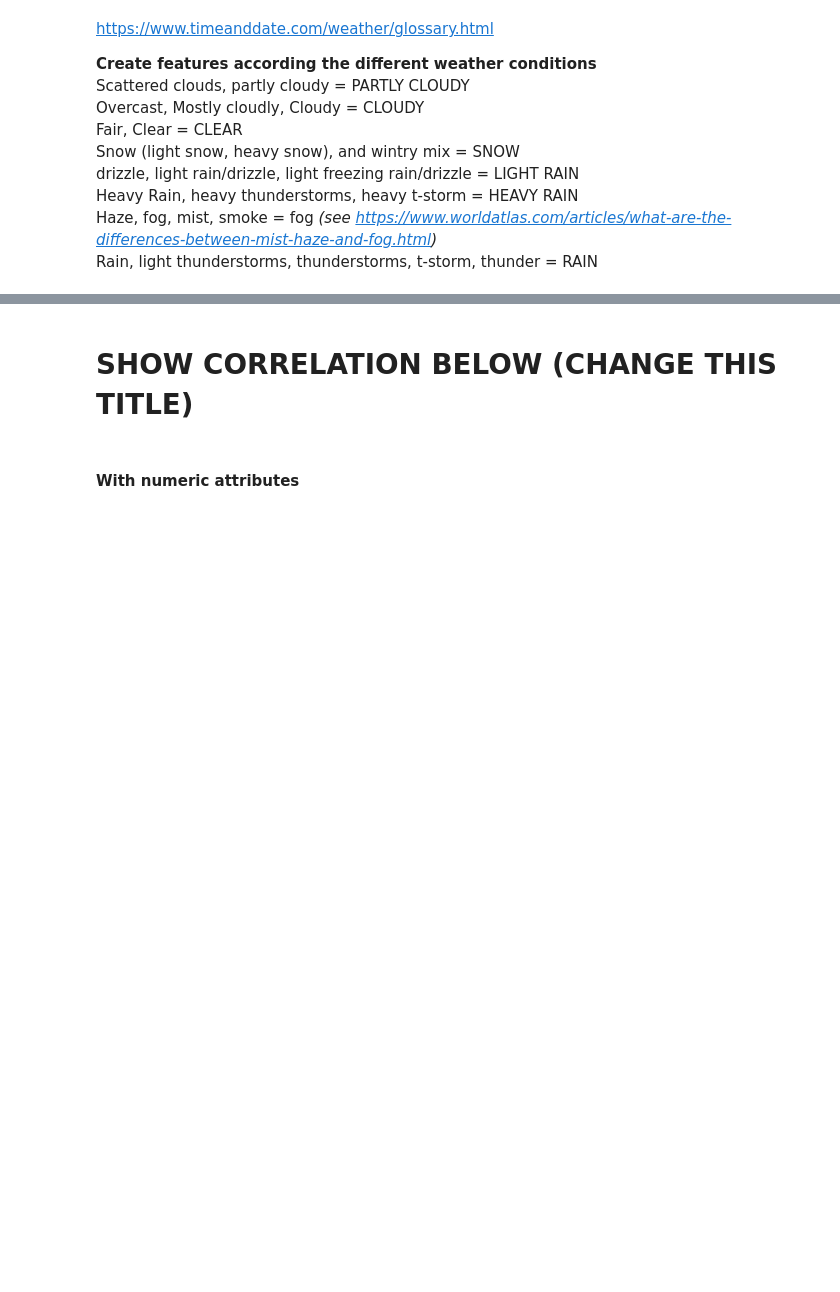
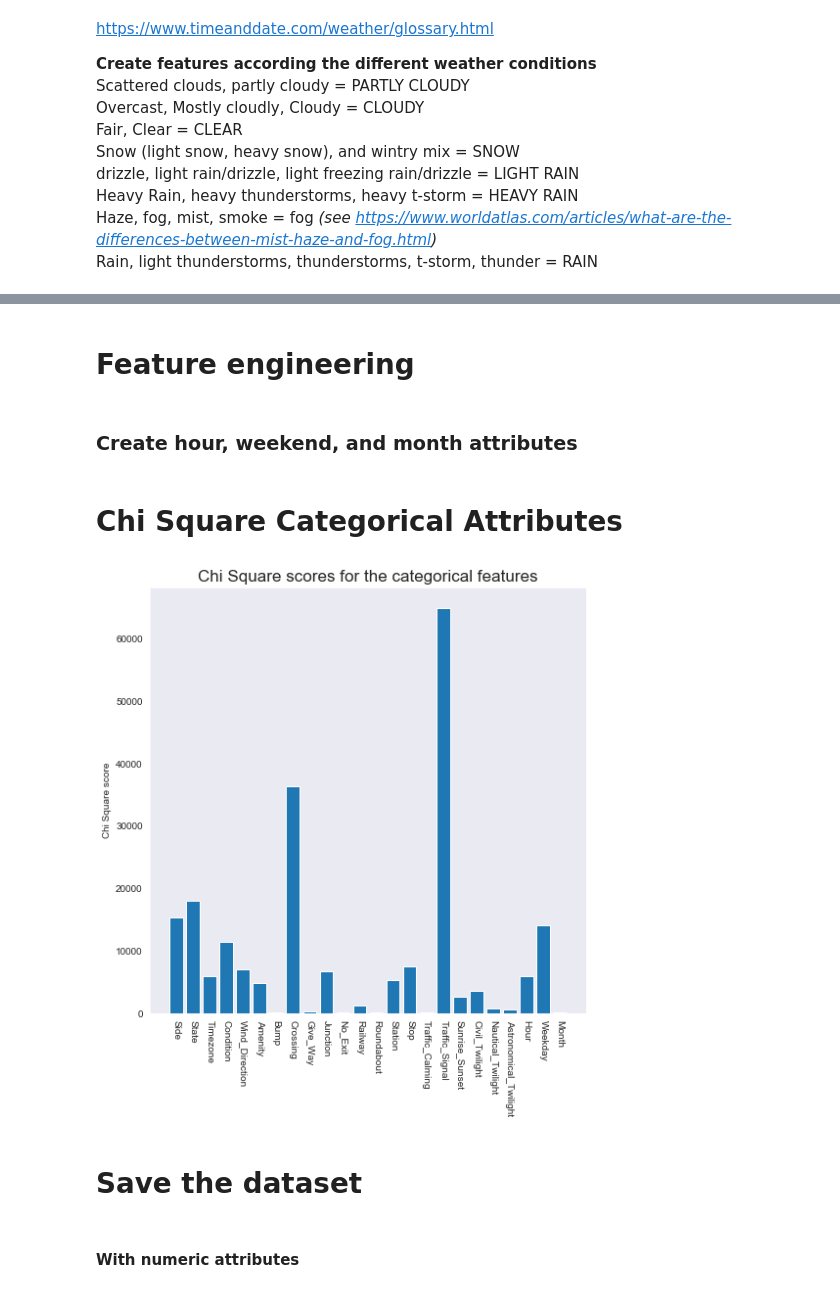
Before and after one commit to Abhilash240800/FinalProject_USAccidents, a Jupyter notebook: Jupyter Notebooks/NeuralNet_v2.ipynb, the cells around one changed output, grey strips where cells are left out. Drawn from its saved outputs; the diff is of its cells as text; code cells hidden in the pictures; blank space fills up the shorter version.

```diff
--- a/Jupyter Notebooks/NeuralNet_v2.ipynb
+++ b/Jupyter Notebooks/NeuralNet_v2.ipynb
@@ -38,6 +36,6 @@ df = data.drop(remove, axis=1)
 # %%
 # Remove missing values
-df = df.dropna().reset_index(drop=True)
+data = data.dropna().reset_index(drop=True)
 print(len(df))
 # %% [output]
 2922400
@@ -167,0 +189,4 @@ Others :
+# %% [markdown]
+# Feature engineering
+# %% [markdown]
+### Create hour, weekend, and month attributes
@@ -168 +199,60 @@ Others :
+# %% [markdown]
+# Chi Square Categorical Attributes
+# %%
+from sklearn.preprocessing import LabelEncoder, OrdinalEncoder
+
+# prepare input data
+def prepare_inputs(X_train, X_test):
+    oe = OrdinalEncoder()
+    oe.fit(X_train)
+    X_train_enc = oe.transform(X_train)
+    X_test_enc = oe.transform(X_test)
+    return X_train_enc, X_test_enc
+
+# prepare target
+def prepare_targets(y_train, y_test):
+    le = LabelEncoder()
+    le.fit(y_train)
+    y_train_enc = le.transform(y_train)
+    y_test_enc = le.transform(y_test)
+    return y_train_enc, y_test_enc
+
+# feature selection
+def select_features(X_train, y_train, X_test):
+    fs = SelectKBest(score_func=chi2, k='all')
+    fs.fit(X_train, y_train)
+    X_train_fs = fs.transform(X_train)
+    X_test_fs = fs.transform(X_test)
+    return X_train_fs, X_test_fs, fs
+
+col_names = ['Side', 'State', 'Timezone', 'Condition', 'Wind_Direction',
+             'Amenity', 'Bump', 'Crossing', 'Give_Way', 'Junction', 'No_Exit', 'Railway', 'Roundabout',
+             'Station', 'Stop', 'Traffic_Calming', 'Traffic_Signal',
+             'Sunrise_Sunset', 'Civil_Twilight', 'Nautical_Twilight', 'Astronomical_Twilight',
+             'Hour', 'Weekday', 'Month'
+            ]
+X_train, X_test, y_train, y_test = train_test_split(data[col_names],
+                                                    data['Grouped_Severity'], test_size=0.33, random_state=30034)
+# prepare input data
+X_train_enc, X_test_enc = prepare_inputs(X_train, X_test)
+# prepare output data
+y_train_enc, y_test_enc = prepare_targets(y_train, y_test)
+# feature selection
+X_train_fs, X_test_fs, fs = select_features(X_train_enc, y_train_enc, X_test_enc)
+# what are scores for the features
+
+# for i in range(len(fs.scores_)):
+#     print(f"{col_names[i]}: {fs.scores_[i]}")
+
+sns.set_style("dark")
+plt.figure(figsize=(8,8))
+plt.bar([i for i in range(len(fs.scores_))], fs.scores_)
+plt.xticks(range(len(col_names)), col_names, rotation=270)
+plt.ylabel('Chi Square score')
+plt.title("Chi Square scores for the categorical features", fontsize=17)
+plt.show()
+# %% [output]
+[figure, added]
+# %% [markdown]
+# Save the dataset
 # %%
@@ -182,5 +282,3 @@ df.to_feather("{}_v1.feather".format(FILENAME))
-# %% [markdown]
-# SHOW CORRELATION BELOW (CHANGE THIS TITLE)
 # %% [markdown]
 #### With numeric attributes
 # %%
```
Also changed, not shown: parts of 28 cells of this notebook.
